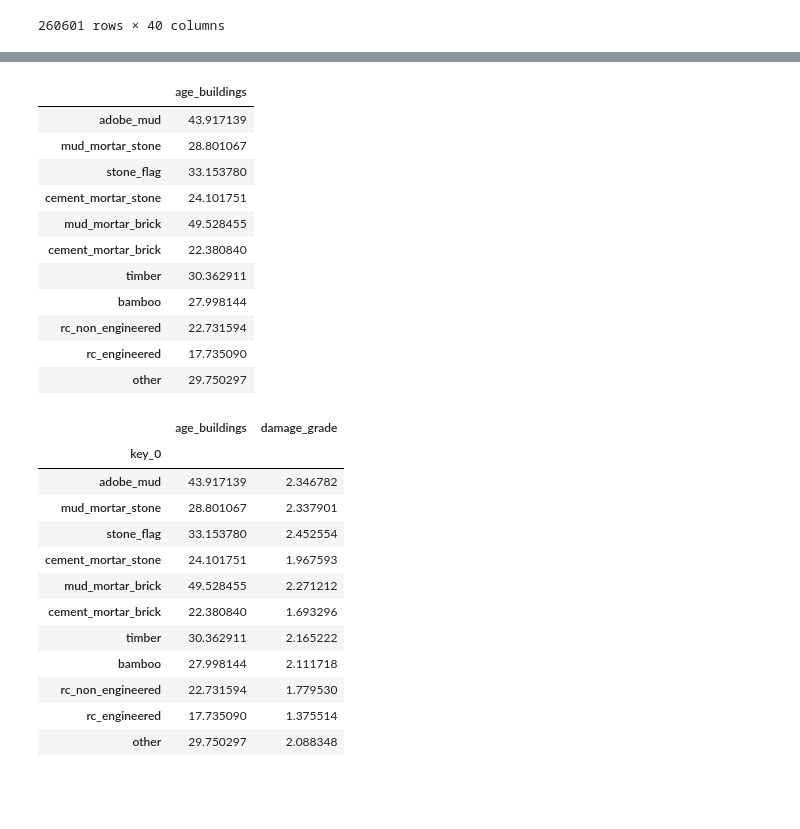
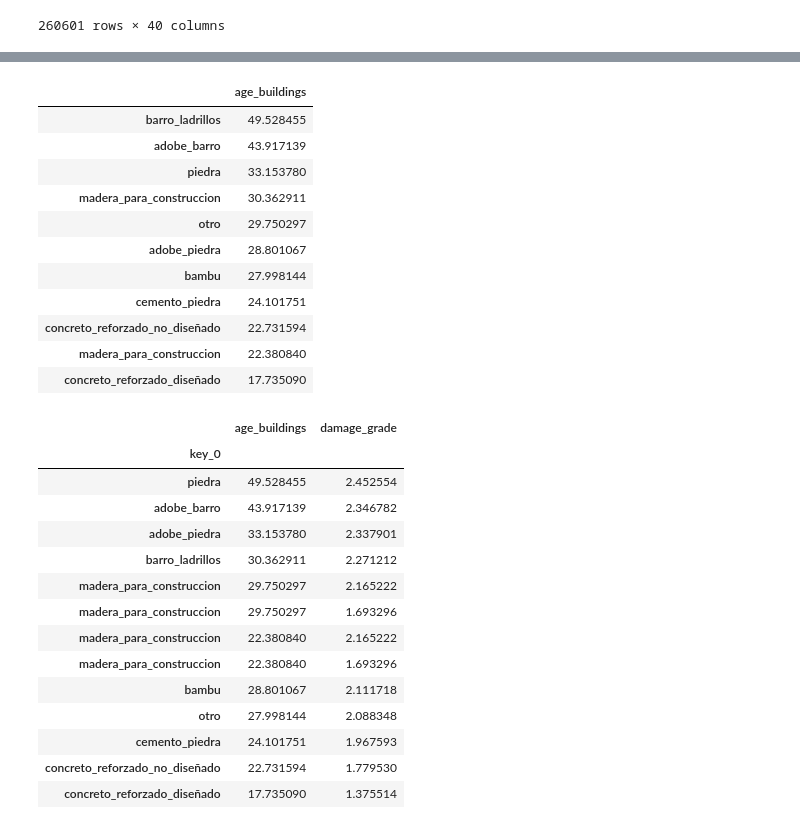
Before and after one commit to rociotarda/TP1---Datos, a Jupyter notebook: AnalisisExploratorioRocio.ipynb, the cells around one changed output, grey strips where cells are left out. Cells and saved outputs as stored; diff of their text form; code cells hidden in the pictures; blank space fills up the shorter version.

```diff
--- a/AnalisisExploratorioRocio.ipynb
+++ b/AnalisisExploratorioRocio.ipynb
@@ -186,10 +224,10 @@ train_values_with_train_labels
 | 260600 | 747594 | 3 | 21 | 9 | 9101 | 3 | ... |
 260601 rows × 40 columns
 # %%
-col_rename1 = {'has_superstructure_adobe_mud':'adobe_mud','has_superstructure_mud_mortar_stone':'mud_mortar_stone','has_superstructure_stone_flag':'stone_flag',\
-              'has_superstructure_cement_mortar_stone':'cement_mortar_stone','has_superstructure_mud_mortar_brick':'mud_mortar_brick','has_superstructure_cement_mortar_brick':'cement_mortar_brick',\
-              'has_superstructure_timber':'timber','has_superstructure_bamboo':'bamboo','has_superstructure_rc_non_engineered':'rc_non_engineered','has_superstructure_rc_engineered':'rc_engineered',\
-              'has_superstructure_other':'other'}
+col_rename1 = {'has_superstructure_adobe_mud':'adobe_barro','has_superstructure_mud_mortar_stone':'adobe_piedra','has_superstructure_stone_flag':'piedra',\
+              'has_superstructure_cement_mortar_stone':'cemento_piedra','has_superstructure_mud_mortar_brick':'barro_ladrillos','has_superstructure_cement_mortar_brick':'madera_para_construccion',\
+              'has_superstructure_timber':'madera_para_construccion','has_superstructure_bamboo':'bambu','has_superstructure_rc_non_engineered':'concreto_reforzado_no_diseñado','has_superstructure_rc_engineered':'concreto_reforzado_diseñado',\
+              'has_superstructure_other':'otro'}
 materials = (train_values_with_train_labels.rename(columns= col_rename1).iloc[:,16:27])
 materials_vs_damage_mean = materials.apply(lambda x: np.asarray(x) * np.asarray(train_values_with_train_labels['damage_grade']))\
                               .apply(lambda x: x.replace(0, np.NaN))\
@@ -197,6 +235,7 @@ materials_vs_damage_mean = materials.apply(lambda x: np.asarray(x) * np.asarray(
 
 col_rename2 = {0:'damage_grade'}
 materials_vs_damage_mean_df = materials_vs_damage_mean.to_frame().rename(columns= col_rename2)
+materials_vs_damage_mean_df = materials_vs_damage_mean_df.sort_values('damage_grade',ascending=False)
 materials_vs_damage_mean_df
 # %% [output]
 |  | damage_grade |
@@ -249,31 +289,32 @@ plt.xticks(rotation=75)
 #plt.legend(fancybox=True)
 #plt.show()
 # %%
-col_rename1 = {'has_superstructure_adobe_mud':'adobe_mud','has_superstructure_mud_mortar_stone':'mud_mortar_stone','has_superstructure_stone_flag':'stone_flag',\
-              'has_superstructure_cement_mortar_stone':'cement_mortar_stone','has_superstructure_mud_mortar_brick':'mud_mortar_brick','has_superstructure_cement_mortar_brick':'cement_mortar_brick',\
-              'has_superstructure_timber':'timber','has_superstructure_bamboo':'bamboo','has_superstructure_rc_non_engineered':'rc_non_engineered','has_superstructure_rc_engineered':'rc_engineered',\
-              'has_superstructure_other':'other'}
+col_rename1 = {'has_superstructure_adobe_mud':'adobe_barro','has_superstructure_mud_mortar_stone':'adobe_piedra','has_superstructure_stone_flag':'piedra',\
+              'has_superstructure_cement_mortar_stone':'cemento_piedra','has_superstructure_mud_mortar_brick':'barro_ladrillos','has_superstructure_cement_mortar_brick':'madera_para_construccion',\
+              'has_superstructure_timber':'madera_para_construccion','has_superstructure_bamboo':'bambu','has_superstructure_rc_non_engineered':'concreto_reforzado_no_diseñado','has_superstructure_rc_engineered':'concreto_reforzado_diseñado',\
+              'has_superstructure_other':'otro'}
 #materials = (train_values_with_train_labels.rename(columns= col_rename1).iloc[:,16:27])
 materials_and_age_mean = materials.apply(lambda x: np.asarray(x) * np.asarray(train_values_with_train_labels['age']))\
                               .apply(lambda x: x.replace(0, np.NaN))\
                               .apply(lambda x: np.asarray(x.dropna()).mean())
 
 col_rename2 = {0:'age_buildings'}
 materials_and_age_mean_df = materials_and_age_mean.to_frame().rename(columns= col_rename2)
+materials_and_age_mean_df = materials_and_age_mean_df.sort_values('age_buildings',ascending=False)
 materials_and_age_mean_df
 # %% [output]
 |  | age_buildings |
-| adobe_mud | 43.917139 |
-| mud_mortar_stone | 28.801067 |
-| stone_flag | 33.153780 |
-| cement_mortar_stone | 24.101751 |
-| mud_mortar_brick | 49.528455 |
-| cement_mortar_brick | 22.380840 |
-| timber | 30.362911 |
-| bamboo | 27.998144 |
-| rc_non_engineered | 22.731594 |
-| rc_engineered | 17.735090 |
-| other | 29.750297 |
+| barro_ladrillos | 49.528455 |
+| adobe_barro | 43.917139 |
+| piedra | 33.153780 |
+| madera_para_construccion | 30.362911 |
+| otro | 29.750297 |
+| adobe_piedra | 28.801067 |
+| bambu | 27.998144 |
+| cemento_piedra | 24.101751 |
+| concreto_reforzado_no_diseñado | 22.731594 |
+| madera_para_construccion | 22.380840 |
+| concreto_reforzado_diseñado | 17.735090 |
 # %%
 materials_age_damage_grade = materials_and_age_mean_df.merge(materials_vs_damage_mean_df ,on=materials_vs_damage_mean_df.index,how='inner')
 materials_age_damage_grade = materials_age_damage_grade.set_index('key_0')
@@ -281,14 +322,16 @@ materials_age_damage_grade
 # %% [output]
 |  | age_buildings | damage_grade |
 | key_0 |  |  |
-| adobe_mud | 43.917139 | 2.346782 |
-| mud_mortar_stone | 28.801067 | 2.337901 |
-| stone_flag | 33.153780 | 2.452554 |
-| cement_mortar_stone | 24.101751 | 1.967593 |
-| mud_mortar_brick | 49.528455 | 2.271212 |
-| cement_mortar_brick | 22.380840 | 1.693296 |
-| timber | 30.362911 | 2.165222 |
-| bamboo | 27.998144 | 2.111718 |
-| rc_non_engineered | 22.731594 | 1.779530 |
-| rc_engineered | 17.735090 | 1.375514 |
-| other | 29.750297 | 2.088348 |
+| piedra | 49.528455 | 2.452554 |
+| adobe_barro | 43.917139 | 2.346782 |
+| adobe_piedra | 33.153780 | 2.337901 |
+| barro_ladrillos | 30.362911 | 2.271212 |
+| madera_para_construccion | 29.750297 | 2.165222 |
+| madera_para_construccion | 29.750297 | 1.693296 |
+| madera_para_construccion | 22.380840 | 2.165222 |
+| madera_para_construccion | 22.380840 | 1.693296 |
+| bambu | 28.801067 | 2.111718 |
+| otro | 27.998144 | 2.088348 |
+| cemento_piedra | 24.101751 | 1.967593 |
+| concreto_reforzado_no_diseñado | 22.731594 | 1.779530 |
+| concreto_reforzado_diseñado | 17.735090 | 1.375514 |
```
Also changed, not shown: parts of 41 cells of this notebook.
